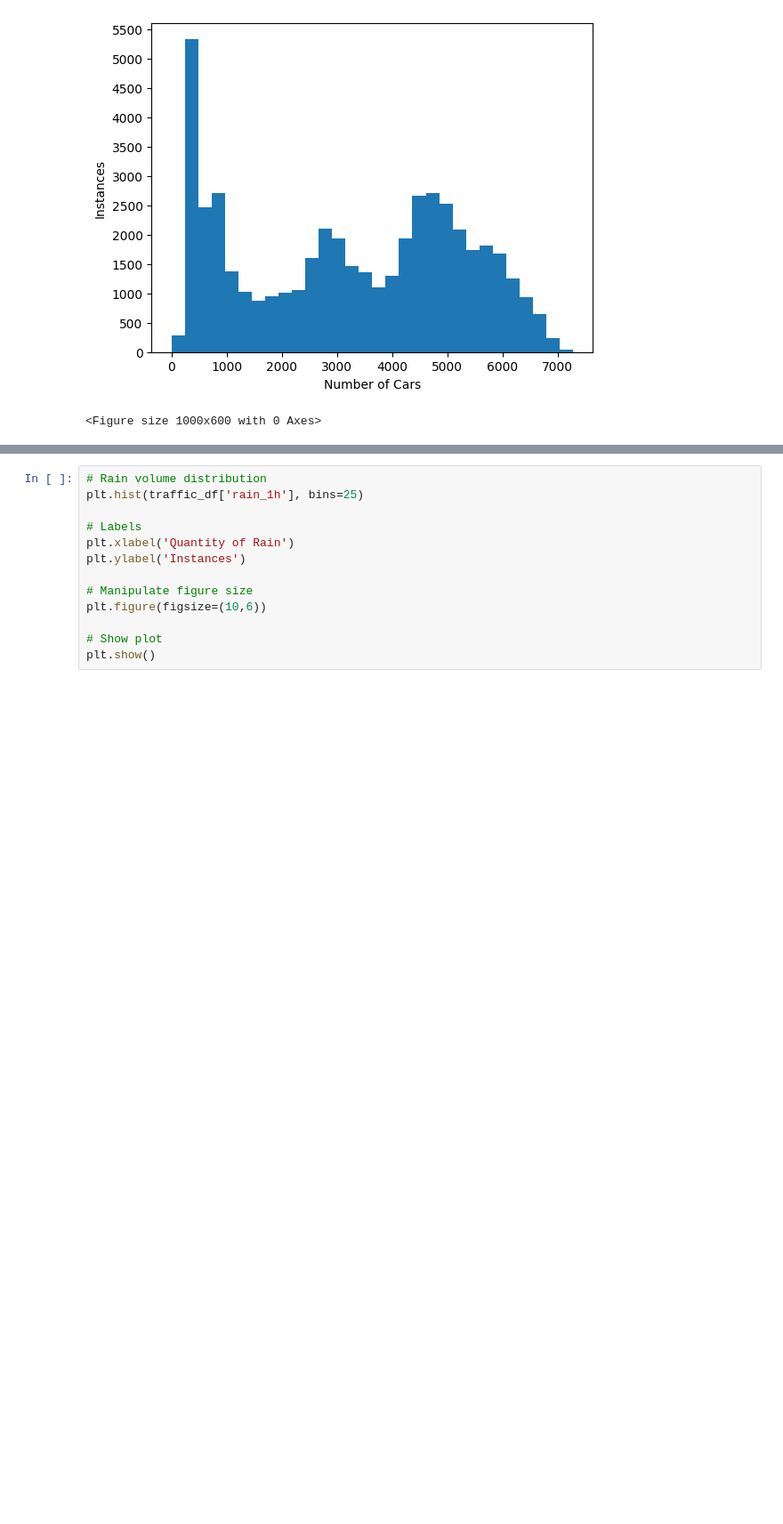
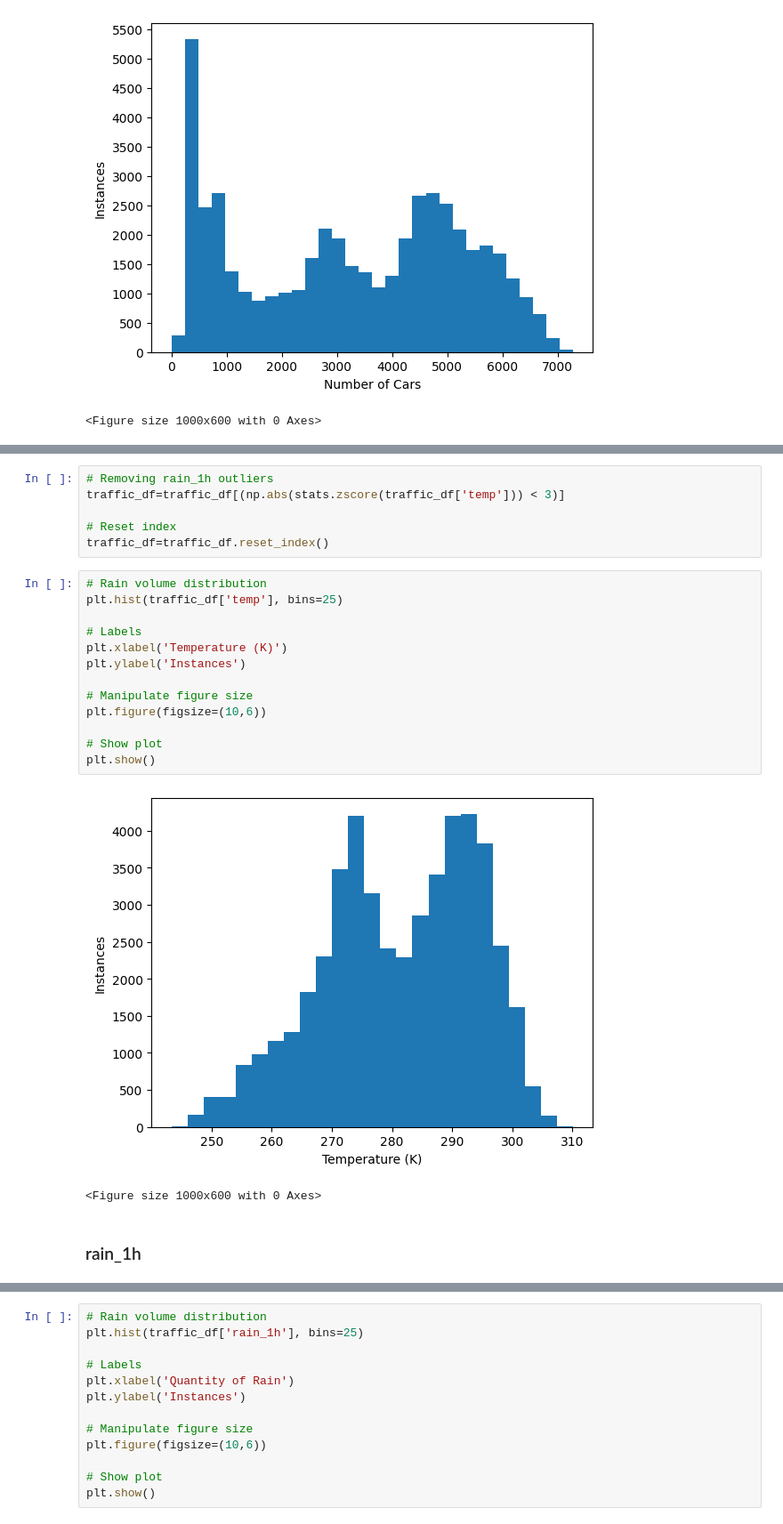
Before and after one commit to Supersamk13/Machine-Learning-and-Data-Science, a Jupyter notebook: Data_Science_and_Machine_Learning_Project_Interstate_Traffic.ipynb, the cells around one changed output, grey strips where cells are left out. Shown: that part at 89% size. Drawn from its saved outputs; the diff is of its cells as text; blank space fills up the shorter version.

```diff
--- a/Data_Science_and_Machine_Learning_Project_Interstate_Traffic.ipynb
+++ b/Data_Science_and_Machine_Learning_Project_Interstate_Traffic.ipynb
@@ -175,0 +219,24 @@ plt.show()
+# %%
+# Removing rain_1h outliers
+traffic_df=traffic_df[(np.abs(stats.zscore(traffic_df['temp'])) < 3)]
+
+# Reset index
+traffic_df=traffic_df.reset_index()
+# %%
+# Rain volume distribution
+plt.hist(traffic_df['temp'], bins=25)
+
+# Labels
+plt.xlabel('Temperature (K)')
+plt.ylabel('Instances')
+
+# Manipulate figure size
+plt.figure(figsize=(10,6))
+
+# Show plot
+plt.show()
+# %% [output]
+[figure, added]
+<Figure size 1000x600 with 0 Axes>
+# %% [markdown]
+### rain_1h
```
Also changed, not shown: parts of 19 cells of this notebook.
